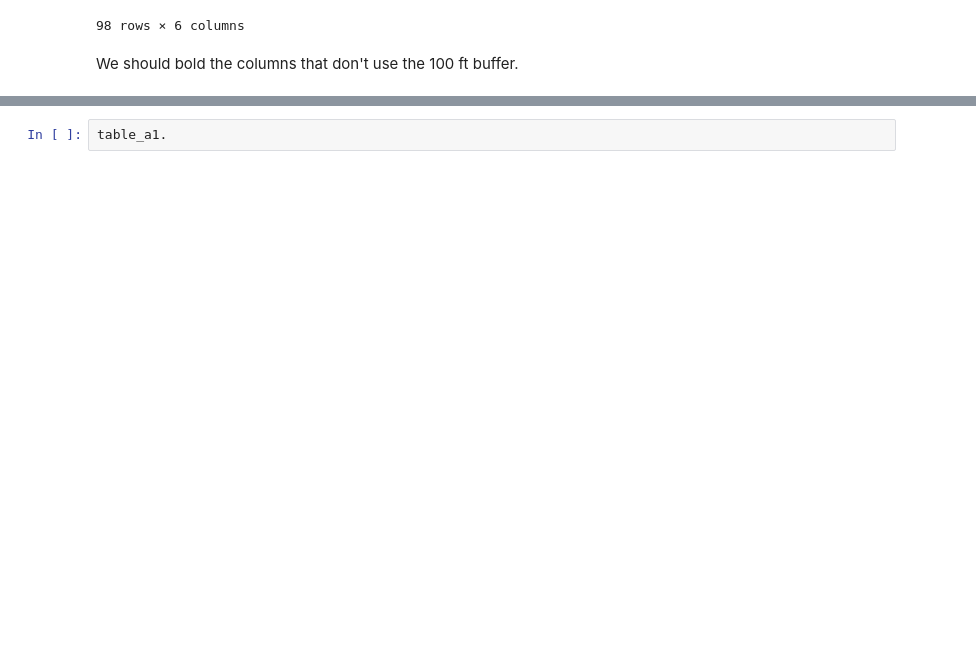
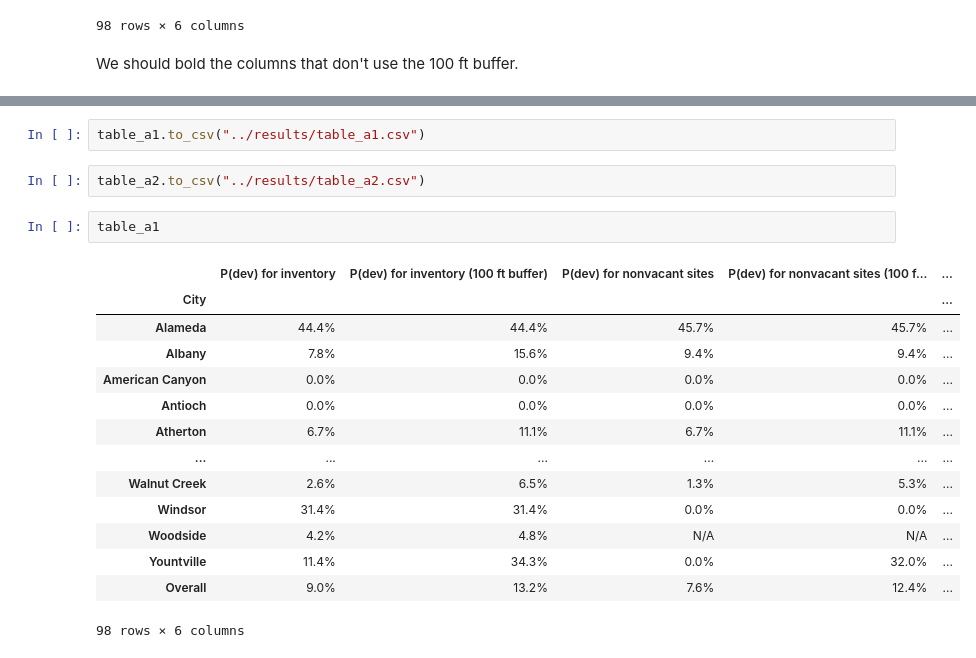
Before and after one commit to YIMBYdata/housing-elements, a Jupyter notebook: housing_elements/appendix_A.ipynb, the cells around one changed output, grey strips where cells are left out. Saved outputs shown, nothing was run; the diff lists cells and outputs as text; blank space fills up the shorter version.

```diff
--- a/housing_elements/appendix_A.ipynb
+++ b/housing_elements/appendix_A.ipynb
@@ -73,2 +108,21 @@ table_a2
 # %%
-table_a1.
+table_a1.to_csv("../results/table_a1.csv")
+# %%
+table_a2.to_csv("../results/table_a2.csv")
+# %%
+table_a1
+# %% [output]
+|  | P(dev) for inventory | P(dev) for inventory (100 ft buffer) | P(dev) for nonvacant sites | P(dev) for nonvacant sites (100 f... | ... |
+| City |  |  |  |  | ... |
+| Alameda | 44.4% | 44.4% | 45.7% | 45.7% | ... |
+| Albany | 7.8% | 15.6% | 9.4% | 9.4% | ... |
+| American Canyon | 0.0% | 0.0% | 0.0% | 0.0% | ... |
+| Antioch | 0.0% | 0.0% | 0.0% | 0.0% | ... |
+| Atherton | 6.7% | 11.1% | 6.7% | 11.1% | ... |
+| ... | ... | ... | ... | ... | ... |
+| Walnut Creek | 2.6% | 6.5% | 1.3% | 5.3% | ... |
+| Windsor | 31.4% | 31.4% | 0.0% | 0.0% | ... |
+| Woodside | 4.2% | 4.8% | N/A | N/A | ... |
+| Yountville | 11.4% | 34.3% | 0.0% | 32.0% | ... |
+| Overall | 9.0% | 13.2% | 7.6% | 12.4% | ... |
+98 rows × 6 columns
```
Also changed, not shown: parts of 12 cells of this notebook, 2 other files.
